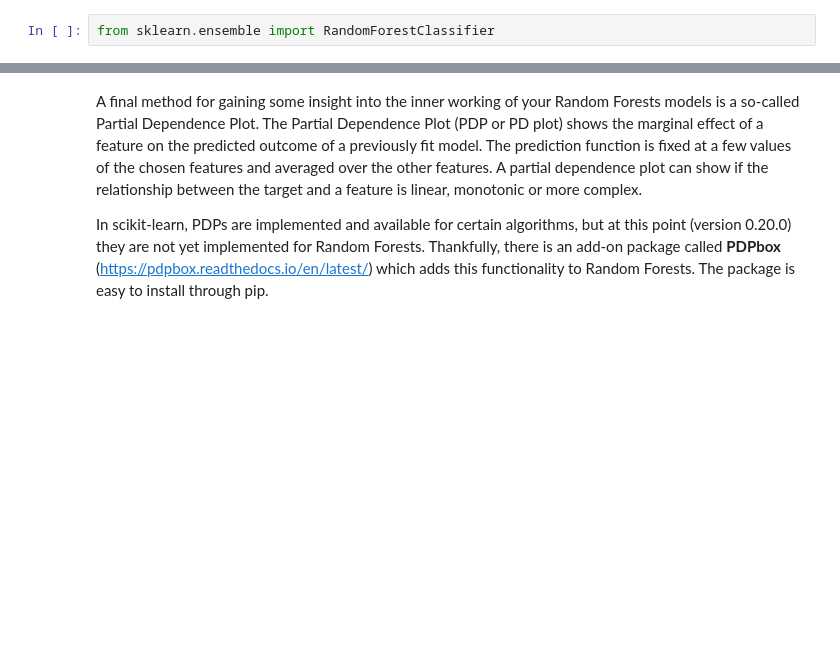
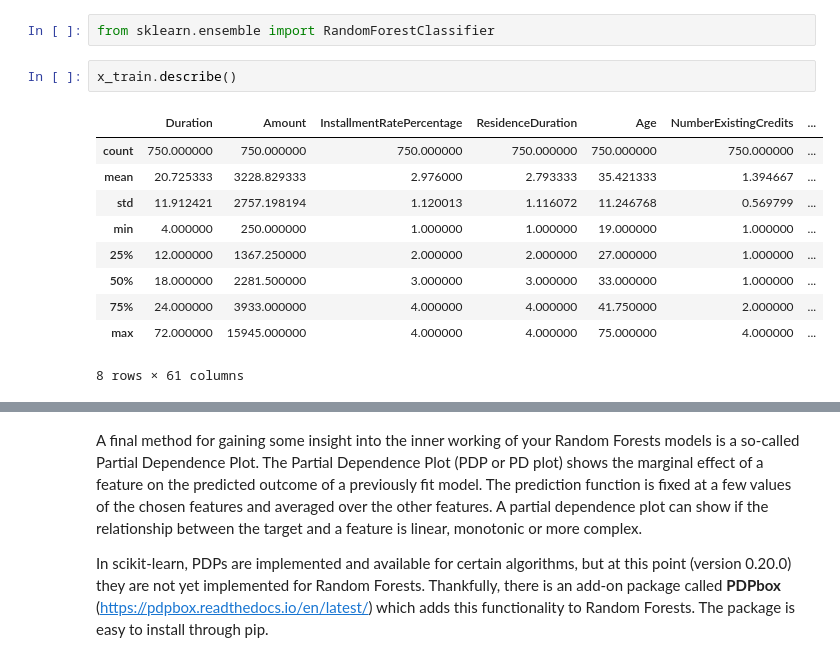
Before and after one commit to charlescoult/mec-mini-projects, a Jupyter notebook: mec-13.5.1-tree-based-algorithms-mini-project/Mini_Project_Tree-Based_Algorithms.ipynb, the cells around one changed output, grey strips where cells are left out. Drawn from its saved outputs; the diff is of its cells as text; blank space fills up the shorter version.

```diff
--- a/mec-13.5.1-tree-based-algorithms-mini-project/Mini_Project_Tree-Based_Algorithms.ipynb
+++ b/mec-13.5.1-tree-based-algorithms-mini-project/Mini_Project_Tree-Based_Algorithms.ipynb
@@ -288,3 +290,16 @@ In the next part of this assignment, your are going to use the same "German Cred
 First, let's build a Random Forests model, using the same best practices that you've used for your Decision Trees model. You can reuse the things you've already imported there, so no need to do any re-imports, new train/test splits, or loading up the data again.
 # %%
 from sklearn.ensemble import RandomForestClassifier
+# %%
+x_train.describe()
+# %% [output]
+|  | Duration | Amount | InstallmentRatePercentage | ResidenceDuration | Age | NumberExistingCredits | ... |
+| count | 750.000000 | 750.000000 | 750.000000 | 750.000000 | 750.000000 | 750.000000 | ... |
+| mean | 20.725333 | 3228.829333 | 2.976000 | 2.793333 | 35.421333 | 1.394667 | ... |
+| std | 11.912421 | 2757.198194 | 1.120013 | 1.116072 | 11.246768 | 0.569799 | ... |
+| min | 4.000000 | 250.000000 | 1.000000 | 1.000000 | 19.000000 | 1.000000 | ... |
+| 25% | 12.000000 | 1367.250000 | 2.000000 | 2.000000 | 27.000000 | 1.000000 | ... |
+| 50% | 18.000000 | 2281.500000 | 3.000000 | 3.000000 | 33.000000 | 1.000000 | ... |
+| 75% | 24.000000 | 3933.000000 | 4.000000 | 4.000000 | 41.750000 | 2.000000 | ... |
+| max | 72.000000 | 15945.000000 | 4.000000 | 4.000000 | 75.000000 | 4.000000 | ... |
+8 rows × 61 columns
```
Also changed, not shown: parts of 15 cells of this notebook.
